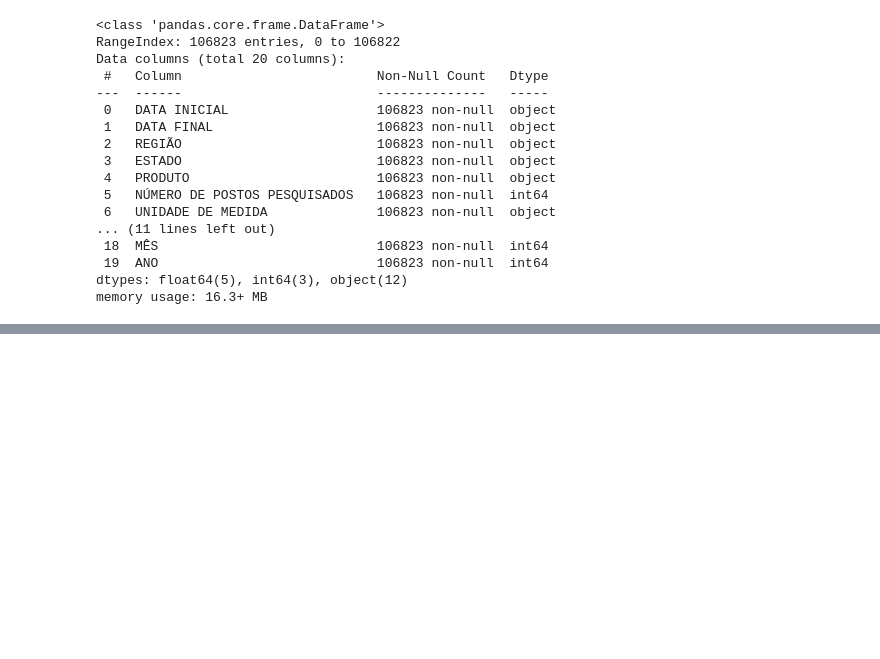
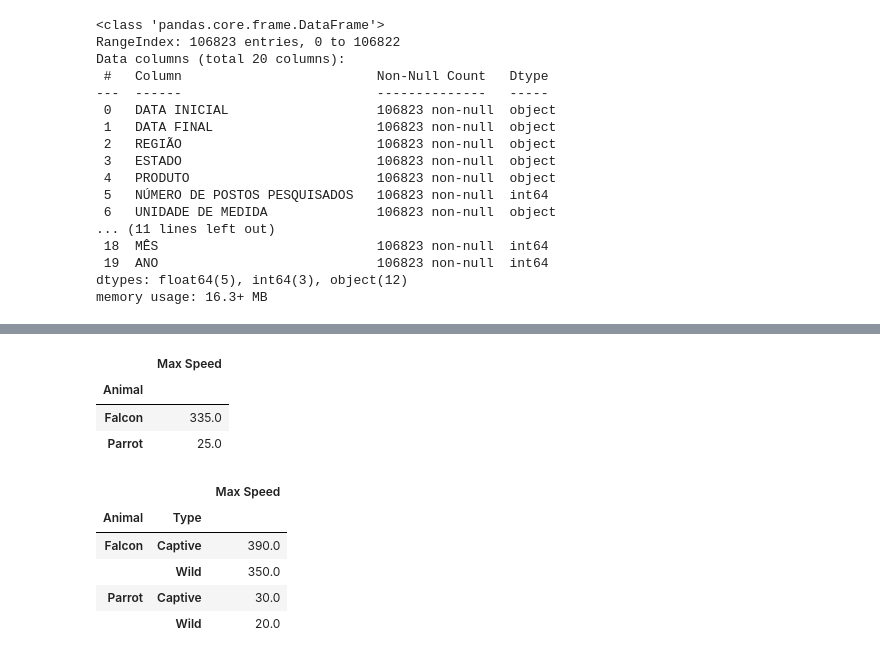
Before and after one commit to TheRonnieSouza/brazil-gas-prices-analysis, a Jupyter notebook: analysis.ipynb, the cells around one changed output, grey strips where cells are left out. Saved outputs shown, nothing was run; the diff lists cells and outputs as text; code cells hidden in the pictures; blank space fills up the shorter version.

```diff
--- a/analysis.ipynb
+++ b/analysis.ipynb
@@ -279,0 +315,23 @@ memory usage: 16.3+ MB
+# %%
+df.groupby(['Animal']).mean()
+# %% [output]
+|  | Max Speed |
+| Animal |  |
+| Falcon | 335.0 |
+| Parrot | 25.0 |
+# %%
+arrays = [['Falcon', 'Falcon', 'Parrot', 'Parrot'],
+          ['Captive', 'Wild', 'Captive', 'Wild']]
+
+index = pd.MultiIndex.from_arrays(arrays, names=('Animal', 'Type'))
+
+df = pd.DataFrame({'Max Speed': [390.,350.,30., 20.]},
+                 index=index)
+df
+# %% [output]
+|  |  | Max Speed |
+| Animal | Type |  |
+| Falcon | Captive | 390.0 |
+|  | Wild | 350.0 |
+| Parrot | Captive | 30.0 |
+|  | Wild | 20.0 |
```
Also changed, not shown: parts of 7 cells of this notebook.
